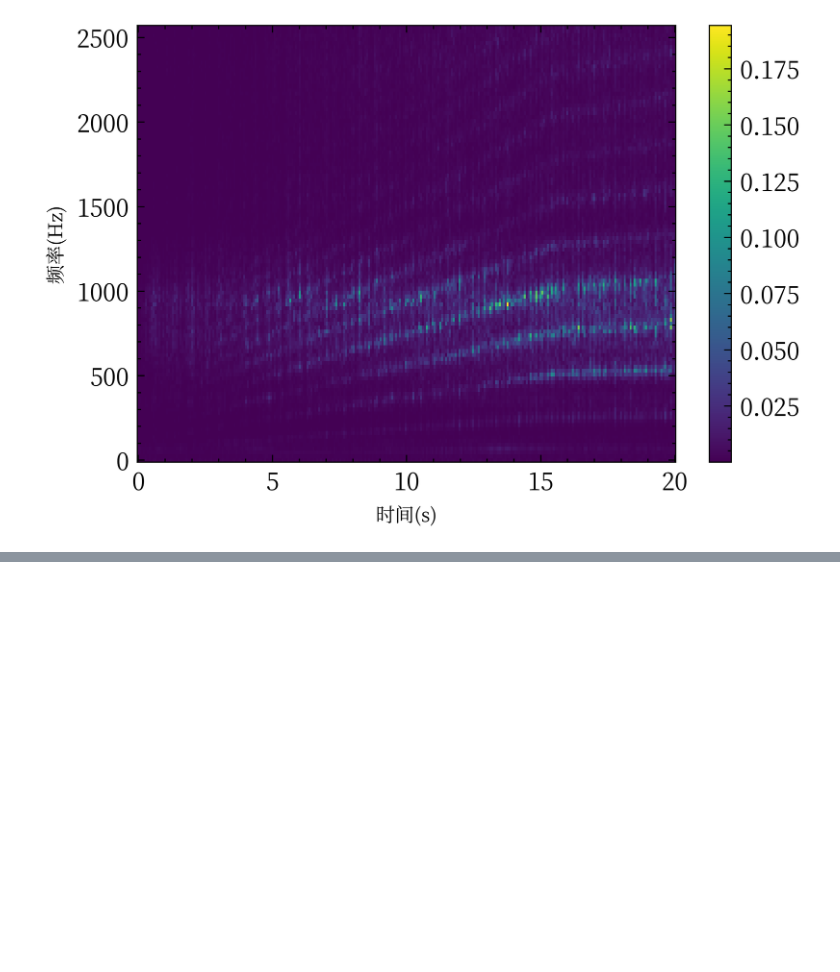
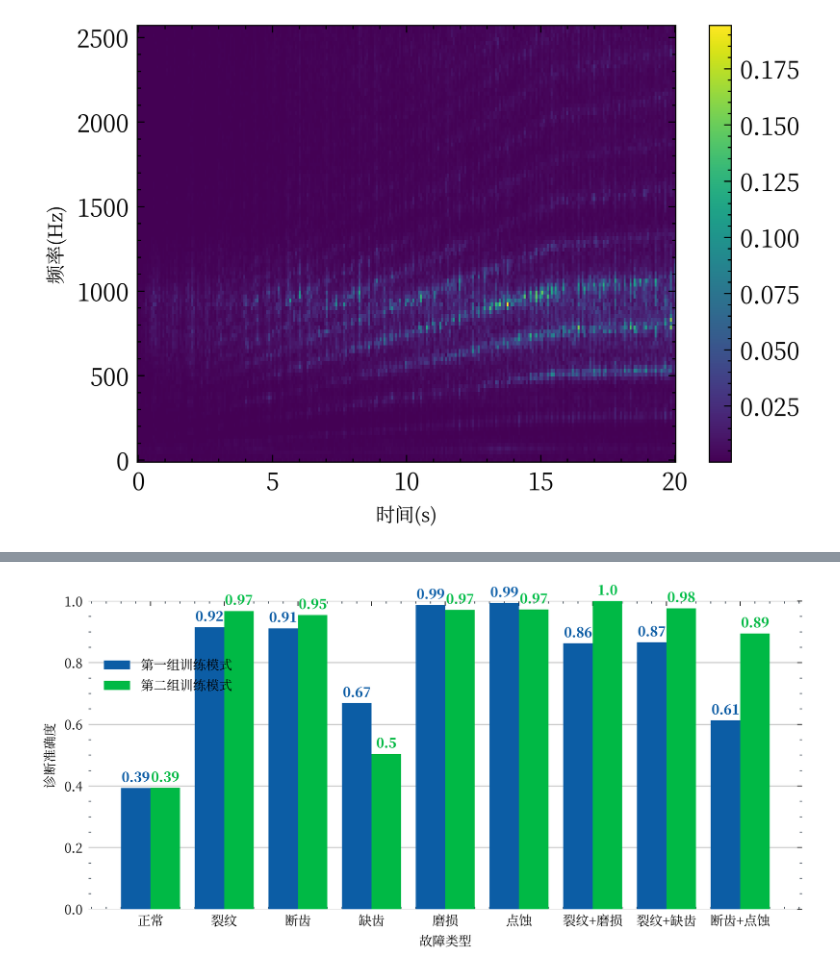
Before and after one commit to bakulaibuji/AdaClust_CompoundFaults, a Jupyter notebook: plot/plot.ipynb, the cells around one changed output, grey strips where cells are left out. Saved outputs shown, nothing was run; the diff lists cells and outputs as text; code cells hidden in the pictures; blank space fills up the shorter version.

```diff
--- a/plot/plot.ipynb
+++ b/plot/plot.ipynb
@@ -121,0 +224,79 @@ plt.savefig('figs/varied_signal_stft.png', dpi=300, bbox_inches='tight', pad_inc
+# %%
+file_path = Path("./result.xlsx")
+xl = pd.ExcelFile(file_path)
+df1 = xl.parse('train_91')
+df2 = xl.parse('trainWithB123')
+loc = 120
+
+label = ('正常', '裂纹', '断齿', '缺齿', '磨损', '点蚀', '裂纹+磨损', '裂纹+缺齿', '断齿+点蚀')
+group1 = ((df1['B4L09_in_acc0_acc'][loc] + df1['B4L110_in_acc0_acc'][loc] + df1['B4L211_in_acc0_acc'][loc]) / 3,
+          (df1['B4L09_in_acc1_acc'][loc] + df1['B4L110_in_acc1_acc'][loc] + df1['B4L211_in_acc1_acc'][loc]) / 3,
+          (df1['B4L09_in_acc2_acc'][loc] + df1['B4L110_in_acc2_acc'][loc] + df1['B4L211_in_acc2_acc'][loc]) / 3,
+          (df1['B4L09_in_acc3_acc'][loc] + df1['B4L110_in_acc3_acc'][loc] + df1['B4L211_in_acc3_acc'][loc]) / 3,
+          (df1['B4L09_in_acc4_acc'][loc] + df1['B4L110_in_acc4_acc'][loc] + df1['B4L211_in_acc4_acc'][loc]) / 3,
+          (df1['B4L09_in_acc5_acc'][loc] + df1['B4L110_in_acc5_acc'][loc] + df1['B4L211_in_acc5_acc'][loc]) / 3,
+          (df1['B4L09_in_acc6_acc'][loc] + df1['B4L110_in_acc6_acc'][loc] + df1['B4L211_in_acc6_acc'][loc]) / 3,
+          (df1['B4L09_in_acc7_acc'][loc] + df1['B4L110_in_acc7_acc'][loc] + df1['B4L211_in_acc7_acc'][loc]) / 3,
+          (df1['B4L09_in_acc8_acc'][loc] + df1['B4L110_in_acc8_acc'][loc] + df1['B4L211_in_acc8_acc'][loc]) / 3)
+group2 = ((df2['B4L09_in_acc0_acc'][loc] + df2['B4L110_in_acc0_acc'][loc] + df2['B4L211_in_acc0_acc'][loc]) / 3,
+          (df2['B4L09_in_acc1_acc'][loc] + df2['B4L110_in_acc1_acc'][loc] + df2['B4L211_in_acc1_acc'][loc]) / 3,
+          (df2['B4L09_in_acc2_acc'][loc] + df2['B4L110_in_acc2_acc'][loc] + df2['B4L211_in_acc2_acc'][loc]) / 3,
+          (df2['B4L09_in_acc3_acc'][loc] + df2['B4L110_in_acc3_acc'][loc] + df2['B4L211_in_acc3_acc'][loc]) / 3,
+          (df2['B4L09_in_acc4_acc'][loc] + df2['B4L110_in_acc4_acc'][loc] + df2['B4L211_in_acc4_acc'][loc]) / 3,
+          (df2['B4L09_in_acc5_acc'][loc] + df2['B4L110_in_acc5_acc'][loc] + df2['B4L211_in_acc5_acc'][loc]) / 3,
+          (df2['B4L09_in_acc6_acc'][loc] + df2['B4L110_in_acc6_acc'][loc] + df2['B4L211_in_acc6_acc'][loc]) / 3,
+          (df2['B4L09_in_acc7_acc'][loc] + df2['B4L110_in_acc7_acc'][loc] + df2['B4L211_in_acc7_acc'][loc]) / 3,
+          (df2['B4L09_in_acc8_acc'][loc] + df2['B4L110_in_acc8_acc'][loc] + df2['B4L211_in_acc8_acc'][loc]) / 3)
+
+fig, ax = plt.subplots(1, 1, figsize=(8 / 1.2, 4 / 1.2), dpi=600)
+bar_width = 0.4
+bars1 = ax.bar(
+    x=np.arange(len(label)),
+    height=group1,
+    width=bar_width
+)
+bars2 = ax.bar(
+    x=np.arange(len(label)) + bar_width,
+    height=group2,
+    width=bar_width
+)
+ax.set_xticks(np.arange(len(label)) + 0.5 * bar_width, labels=label)
+ax.legend(('第一组训练模式', '第二组训练模式'), loc='upper left', bbox_to_anchor=(0.005, 0.85))
+
+# Axis formatting.
+ax.spines['top'].set_visible(False)
+ax.spines['right'].set_visible(False)
+ax.spines['left'].set_visible(False)
+ax.spines['bottom'].set_visible(False)
+ax.set_ylim(0, 1)
+ax.tick_params(bottom=False, left=False)
+ax.set_axisbelow(True)
+ax.yaxis.grid(True)
+ax.xaxis.grid(False)
+ax.tick_params(axis='x', colors='black')
+ax.tick_params(axis='y', colors='black')
+
+for bar in bars1:
+    ax.text(
+        bar.get_x() + bar.get_width() / 2,
+        bar.get_height() + 0.02,
+        round(bar.get_height(), 2),
+        horizontalalignment='center',
+        color=bars1[0].get_facecolor(),
+        weight='bold')
+for bar in bars2:
+    ax.text(
+        bar.get_x() + bar.get_width() / 2,
+        bar.get_height() + 0.02,
+        round(bar.get_height(), 2),
+        horizontalalignment='center',
+        color=bars2[0].get_facecolor(),
+        weight='bold')
+
+ax.set_xlabel('故障类型')
+ax.set_ylabel('诊断准确度')
+fig.tight_layout()
+
+plt.savefig('figs/detailed_acc_compare.png', dpi=300, bbox_inches='tight', pad_inches=0, transparent=True)
+# %% [output]
+[figure, added]
```
Also changed, not shown: parts of 8 cells of this notebook, 4 other files.
